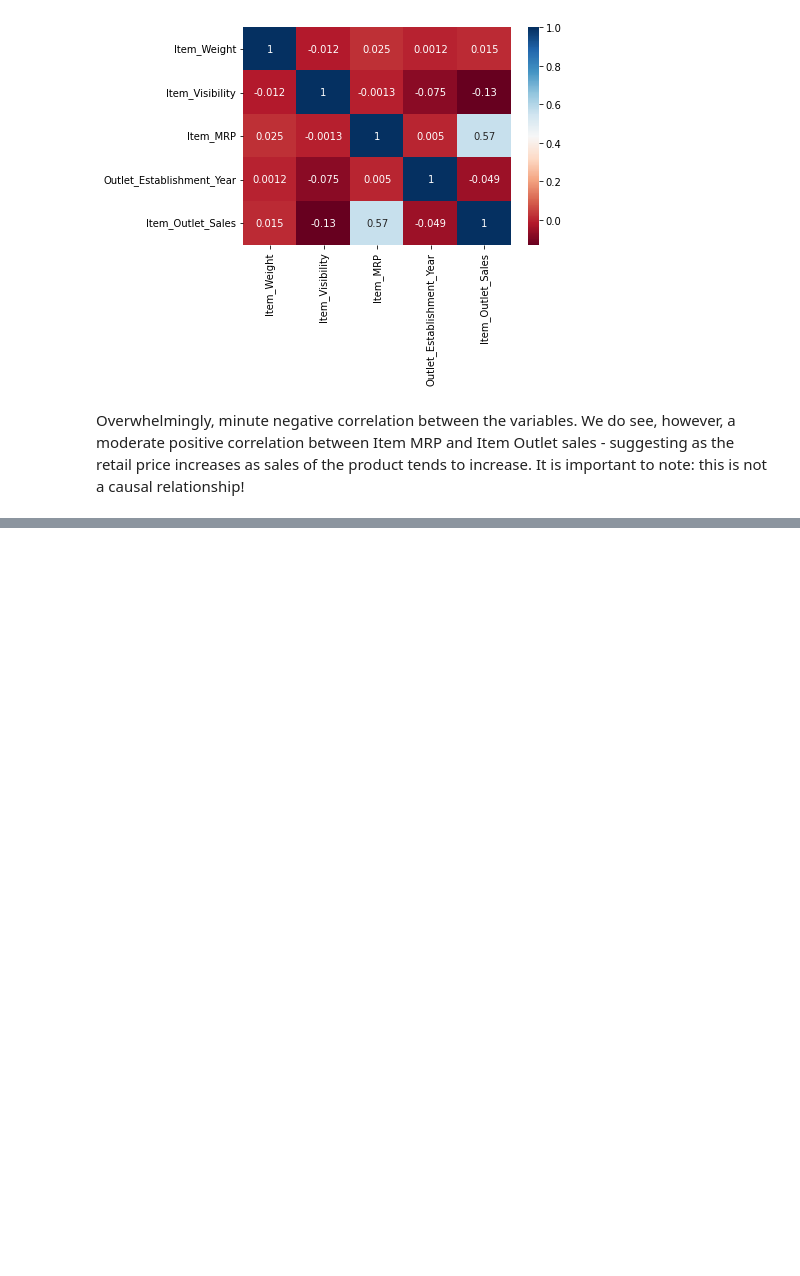
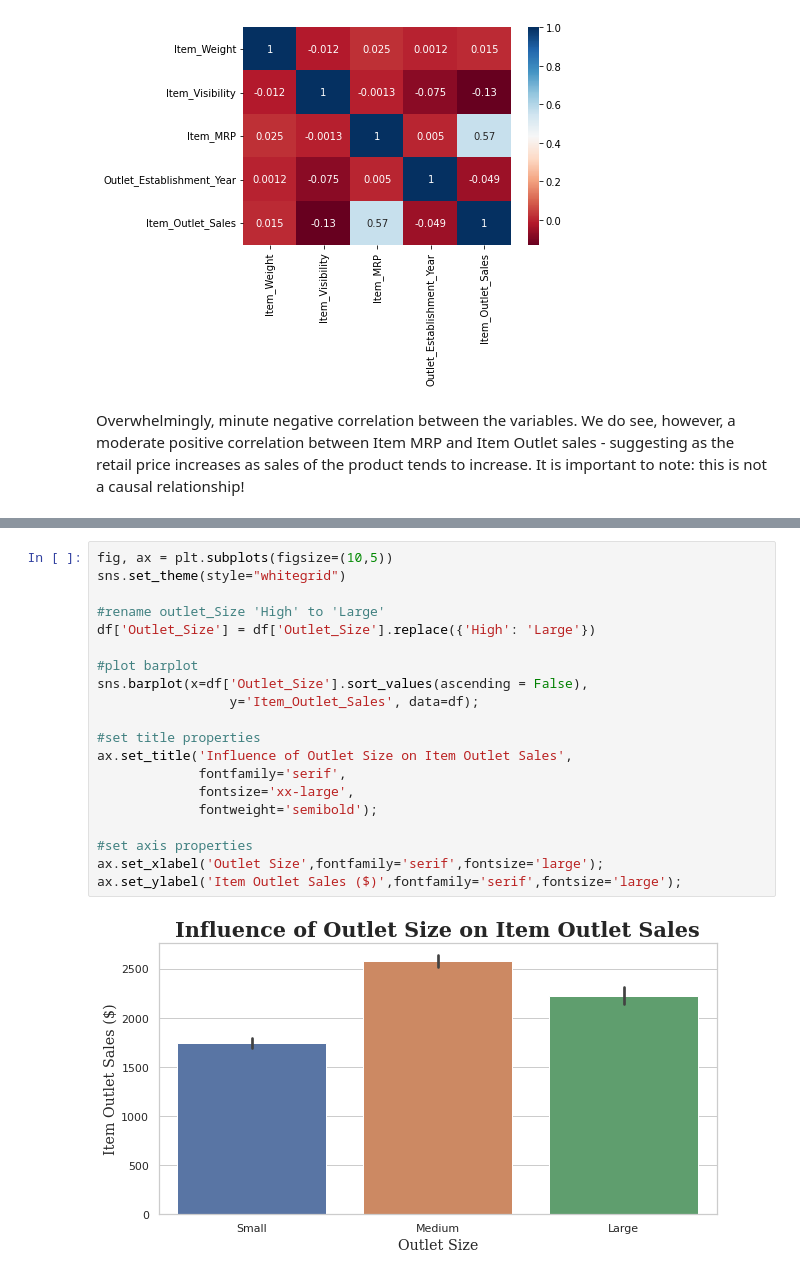
Before and after one commit to amandabenjamin/Food_Sales_Predictions, a Jupyter notebook: Food_Sales_Predictions.ipynb, the cells around one changed output, grey strips where cells are left out. Cells and saved outputs as stored; diff of their text form; blank space fills up the shorter version.

```diff
--- a/Food_Sales_Predictions.ipynb
+++ b/Food_Sales_Predictions.ipynb
@@ -505,0 +540,22 @@ Overwhelmingly, minute negative correlation between the variables. We do see, ho
+# %%
+fig, ax = plt.subplots(figsize=(10,5))
+sns.set_theme(style="whitegrid")
+
+#rename outlet_Size 'High' to 'Large'
+df['Outlet_Size'] = df['Outlet_Size'].replace({'High': 'Large'})
+
+#plot barplot
+sns.barplot(x=df['Outlet_Size'].sort_values(ascending = False),
+                 y='Item_Outlet_Sales', data=df);
+
+#set title properties
+ax.set_title('Influence of Outlet Size on Item Outlet Sales',
+             fontfamily='serif',
+             fontsize='xx-large',
+             fontweight='semibold');
+
+#set axis properties
+ax.set_xlabel('Outlet Size',fontfamily='serif',fontsize='large');
+ax.set_ylabel('Item Outlet Sales ($)',fontfamily='serif',fontsize='large');
+# %% [output]
+[figure, added]
```
Also changed, not shown: parts of 17 cells of this notebook.
